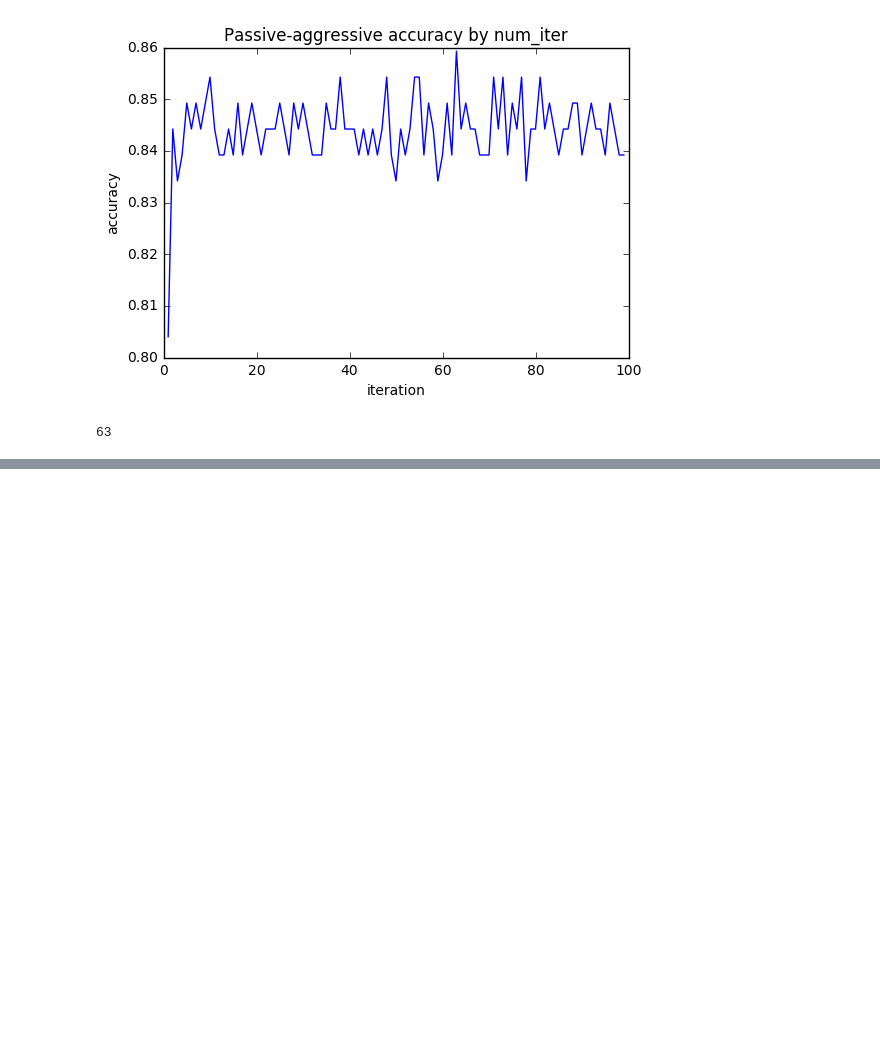
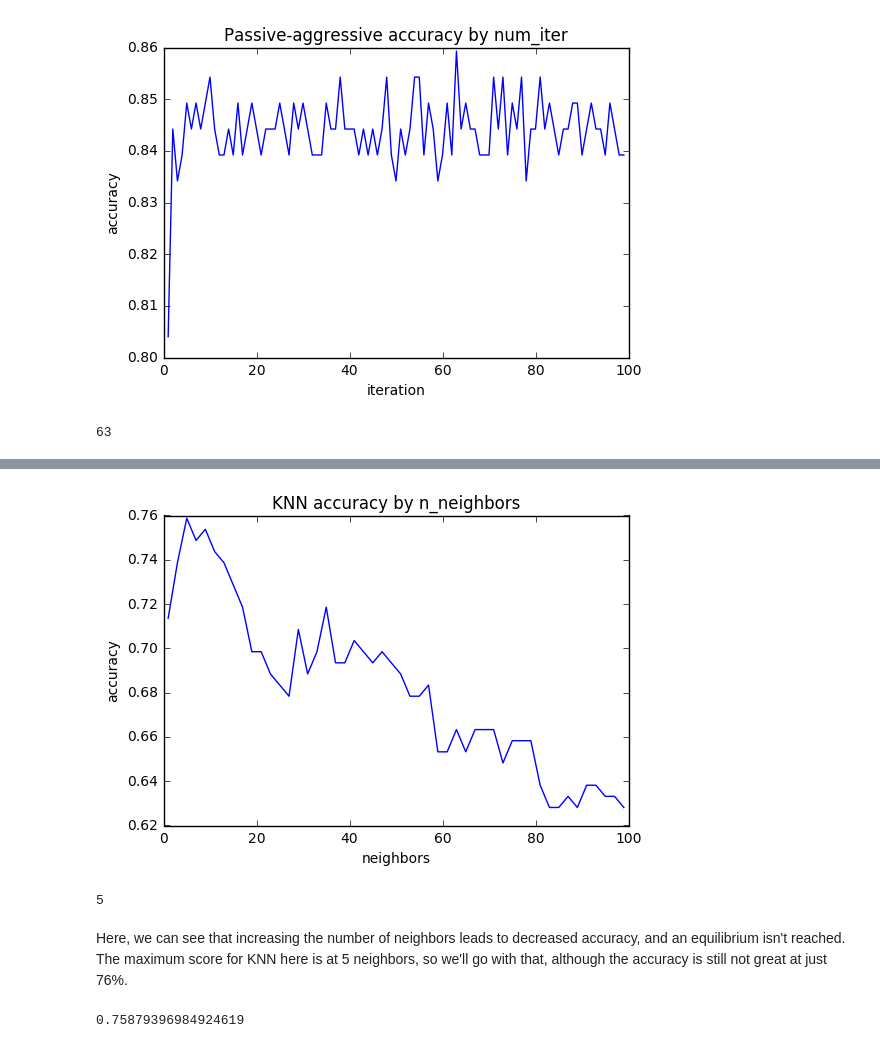
Before and after one commit to jtexnl/FBOProcurementScan, a Jupyter notebook: scripts/modelDocumentation.ipynb, the cells around one changed output, grey strips where cells are left out. Saved outputs shown, nothing was run; the diff lists cells and outputs as text; code cells hidden in the pictures; blank space fills up the shorter version.

Commit message:
adding KNN classifier

```diff
--- a/scripts/modelDocumentation.ipynb
+++ b/scripts/modelDocumentation.ipynb
@@ -211,0 +212,5 @@ As we can see from above, there's not a huge gain to be had from going over abou
+# %%
+pa = PassiveAggressiveClassifier(n_iter=20, loss = 'hinge')
+pa.fit(X_train, y_train)
+pa_pred = pa.predict(X_test)
+metrics.accuracy_score(y_test, pa_pred)
@@ -211,0 +240,32 @@ As we can see from above, there's not a huge gain to be had from going over abou
+# %%
+from sklearn.neighbors import KNeighborsClassifier
+acc = []
+neighbors = []
+for i in range(1, 100, 2):
+    knn = KNeighborsClassifier(n_neighbors=i)
+    knn.fit(X_train, y_train)
+    knn_pred = knn.predict(X_test)
+    neighbors.append(i)
+    acc.append(metrics.accuracy_score(y_test, knn_pred))
+
+plt.plot(neighbors, acc)
+plt.xlabel('neighbors')
+plt.ylabel('accuracy')
+plt.title('KNN accuracy by n_neighbors')
+plt.show()
+
+for i, a in enumerate(acc):
+    if a == max(acc):
+        print(neighbors[i])
+# %% [output]
+[figure, added]
+5
+# %% [markdown]
+Here, we can see that increasing the number of neighbors leads to decreased accuracy, and an equilibrium isn't reached. The maximum score for KNN here is at 5 neighbors, so we'll go with that, although the accuracy is still not great at just 76%.
+# %%
+knn = KNeighborsClassifier(n_neighbors=5)
+knn.fit(X_train, y_train)
+knn_pred = knn.predict(X_test)
+metrics.accuracy_score(y_test, knn_pred)
+# %% [output]
+0.75879396984924619
```
Also changed, not shown: parts of 5 cells of this notebook.
